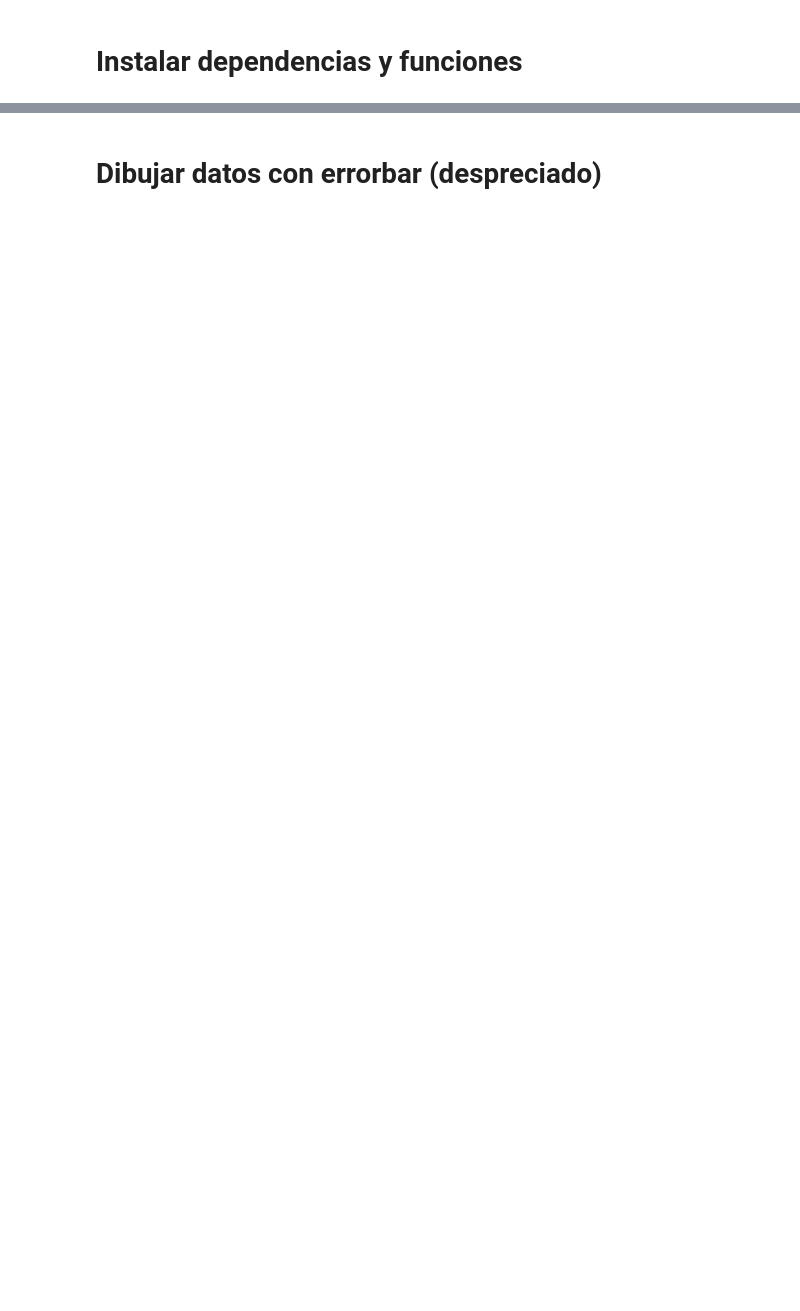
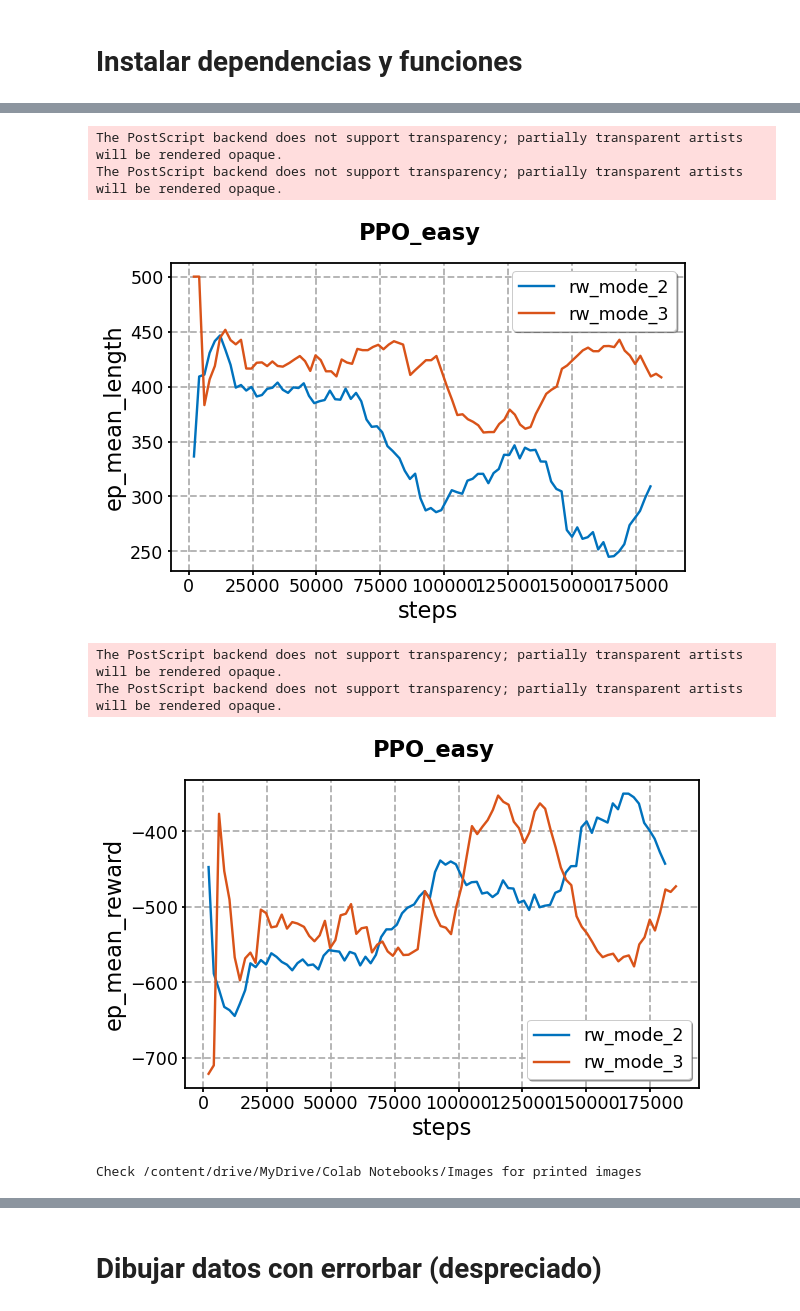
Before and after one commit to albertost85/RoboticArm, a Jupyter notebook: notebooks/dibujar_gráficas_tensorboard2.ipynb, the cells around one changed output, grey strips where cells are left out. Saved outputs shown, nothing was run; the diff lists cells and outputs as text; code cells hidden in the pictures; blank space fills up the shorter version.

```diff
--- a/notebooks/dibujar_gráficas_tensorboard2.ipynb
+++ b/notebooks/dibujar_gráficas_tensorboard2.ipynb
@@ -194,0 +253,39 @@ Check /content/drive/MyDrive/Colab Notebooks/Images for printed images
+# %%
+##PPO_easy_mode2
+
+log_path_PPO_easy_mode2 =os.path.join('/content/drive/MyDrive/Colab Notebooks/PPO_easy_mode2_1')
+PPO_easy_mode2 = get_section_results(log_path_PPO_easy_mode2)
+
+##PPO_easy_mode3
+
+log_path_PPO_easy_mode3 =os.path.join('/content/drive/MyDrive/Colab Notebooks/PPO_easy_mode3_1')
+PPO_easy_mode3 = get_section_results(log_path_PPO_easy_mode3)
+
+
+##PPO_easy
+my_dataset_mode2 = PPO_easy_mode2
+my_dataset_mode3 = PPO_easy_mode3
+my_name = log_path_PPO_easy_mode2.split("/")[-1][:- 8].replace('=','').replace('[','').replace(']','').replace('-','')
+cute_figure([my_dataset_mode2["tr_len"]["x"],
+             my_dataset_mode3["tr_len"]["x"]],
+            [my_dataset_mode2["tr_len"]["y"],
+             my_dataset_mode3["tr_len"]["y"]],
+            name=my_name,
+            labels = ["rw_mode_2","rw_mode_3"],
+            data_name = 'ep_mean_length')
+cute_figure([my_dataset_mode2["tr_rew"]["x"],
+             my_dataset_mode3["tr_rew"]["x"]],
+            [my_dataset_mode2["tr_rew"]["y"],
+             my_dataset_mode3["tr_rew"]["y"]],
+            name=my_name,
+            labels = ["rw_mode_2","rw_mode_3"],
+            data_name = 'ep_mean_reward')
+print(f"Check {PATHIMAGES} for printed images")
+# %% [output]
+The PostScript backend does not support transparency; partially transparent artists will be rendered opaque.
+The PostScript backend does not support transparency; partially transparent artists will be rendered opaque.
+[figure, added]
+The PostScript backend does not support transparency; partially transparent artists will be rendered opaque.
+The PostScript backend does not support transparency; partially transparent artists will be rendered opaque.
+[figure, added]
+Check /content/drive/MyDrive/Colab Notebooks/Images for printed images
```
Also changed, not shown: parts of 20 cells of this notebook.
